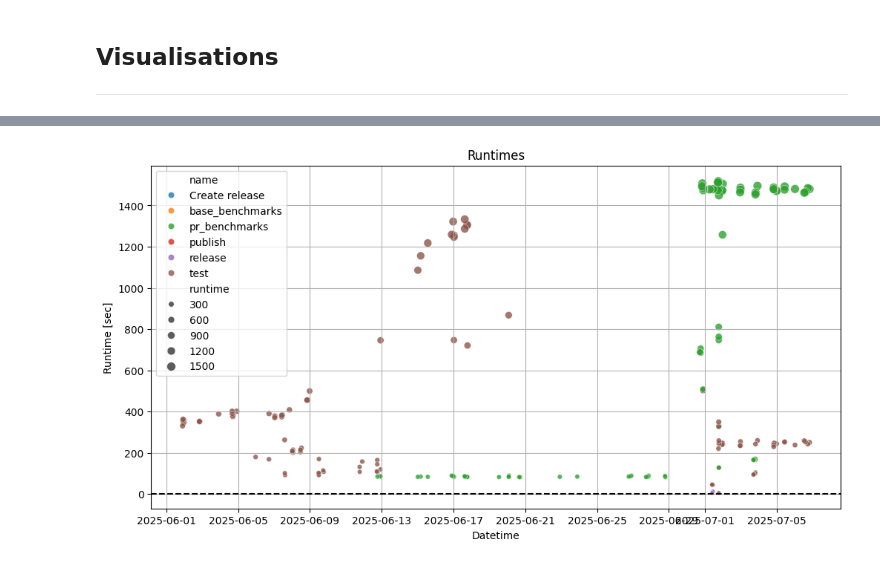
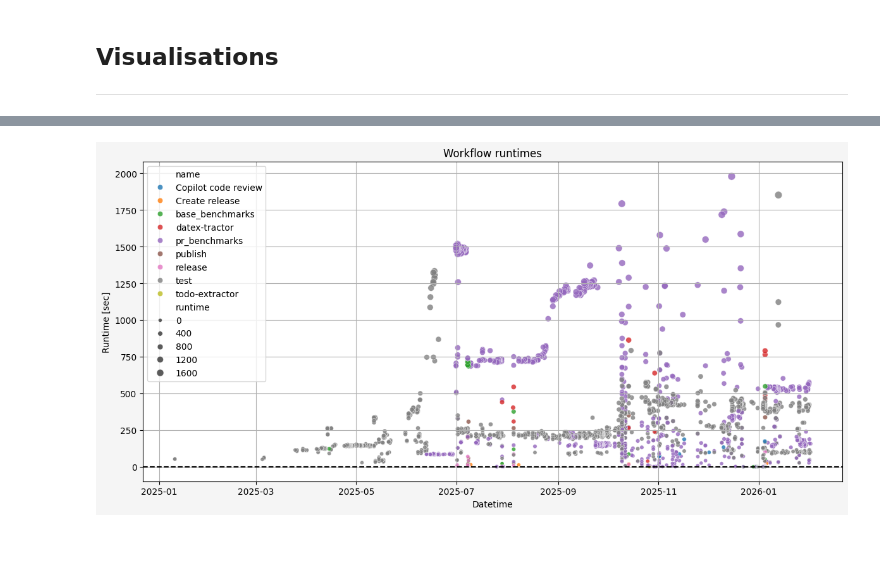
Before and after one commit to unyt-org/datex-tractor, a Jupyter notebook: notes.ipynb, the cells around one changed output, grey strips where cells are left out. Cells and saved outputs as stored; diff of their text form; code cells hidden in the pictures.

```diff
--- a/notes.ipynb
+++ b/notes.ipynb
@@ -7,7 +7,7 @@ import pandas as pd
 import matplotlib.pyplot as plt
 import seaborn as sns
 # %%
-df = pd.read_csv("data/workflow_data.csv").astype(
+df = pd.read_csv("workflow_data.csv").astype(
     {
         "name": "category",
         "status": "category",
@@ -189,22 +199,24 @@ print(f"{len(df) - len(temp_df)} not plotted.")
 # %%
-plt.figure(figsize=(12, 6))
+temp_df = df.loc[df["runtime"] <= 2000]
+plt.figure(figsize=(12, 6), layout="tight", facecolor="whitesmoke")
 sns.scatterplot(
     x="created_dtime",
     y="runtime",
-    data=temp_df.loc[temp_df["created_dtime"] >= "2025-06-01"],
+    data=temp_df,
     alpha=0.8,
     size="runtime",
-    hue="name"
+    hue="name",
 )
 
 
-plt.title("Runtimes")
+plt.title("Workflow runtimes")
 plt.xlabel("Datetime")
 plt.ylabel("Runtime [sec]")
 
 plt.axhline(0, color="0", linestyle="--")  # Reference line for x-axis
 
 plt.grid(True)
+plt.savefig("diagrams/runtimes_of_workflows.png")
 plt.show()
 # %% [output]
-[figure, old version]
+[figure, new version]
```
Also changed, not shown: parts of 13 cells of this notebook.
